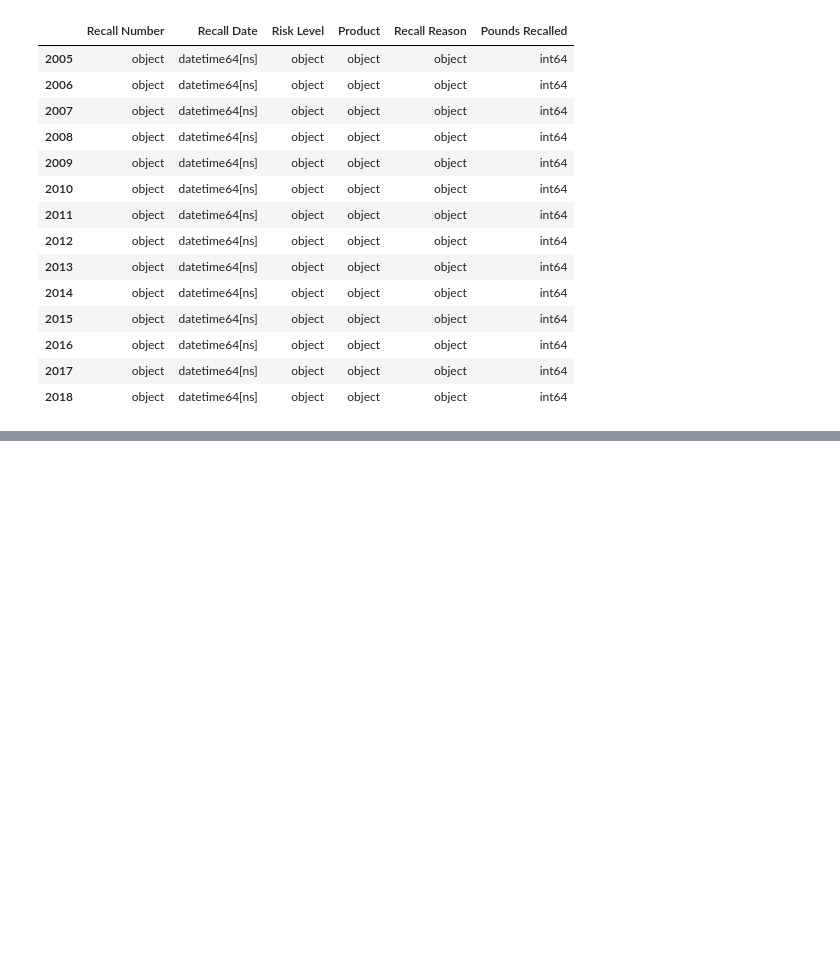
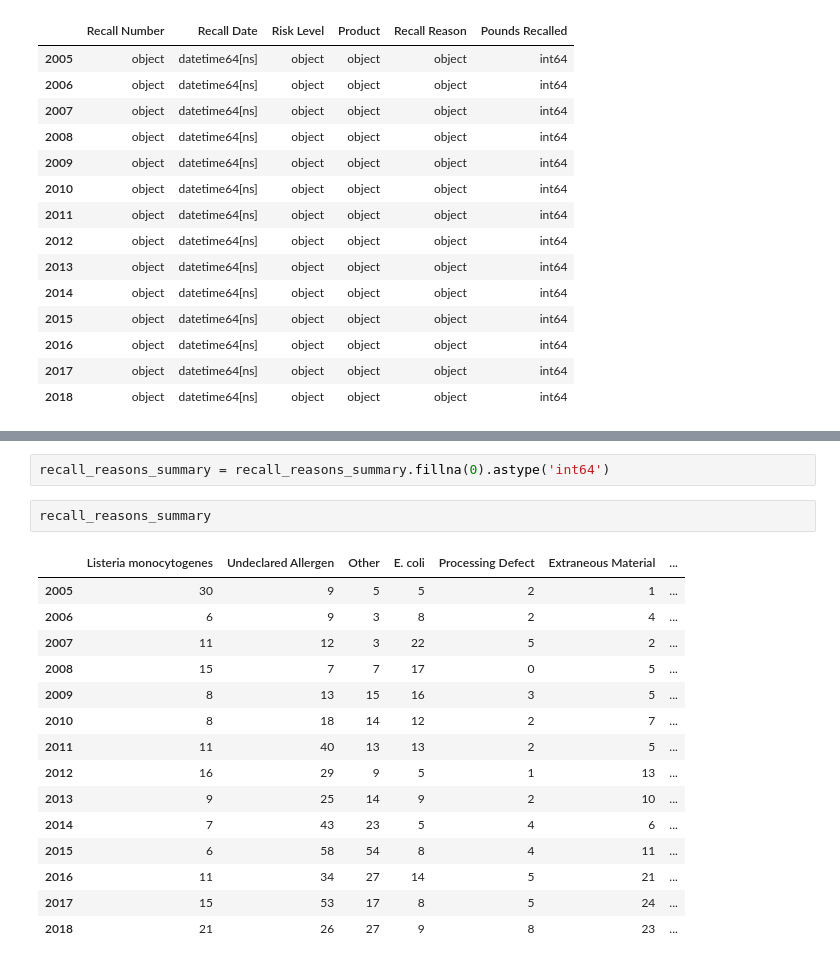
Before and after one commit to yemikifouly/food-recalls-analysis, a Jupyter notebook: data_cleaning_and_preparation.ipynb, the cells around one changed output, grey strips where cells are left out. Drawn from its saved outputs; the diff is of its cells as text; blank space fills up the shorter version.

```diff
--- a/data_cleaning_and_preparation.ipynb
+++ b/data_cleaning_and_preparation.ipynb
@@ -442,0 +607,20 @@ However, there is one last issue that I want to addres before moving on. The ent
+# %%
+recall_reasons_summary = recall_reasons_summary.fillna(0).astype('int64')
+# %%
+recall_reasons_summary
+# %% [output]
+|  | Listeria monocytogenes | Undeclared Allergen | Other | E. coli | Processing Defect | Extraneous Material | ... |
+| 2005 | 30 | 9 | 5 | 5 | 2 | 1 | ... |
+| 2006 | 6 | 9 | 3 | 8 | 2 | 4 | ... |
+| 2007 | 11 | 12 | 3 | 22 | 5 | 2 | ... |
+| 2008 | 15 | 7 | 7 | 17 | 0 | 5 | ... |
+| 2009 | 8 | 13 | 15 | 16 | 3 | 5 | ... |
+| 2010 | 8 | 18 | 14 | 12 | 2 | 7 | ... |
+| 2011 | 11 | 40 | 13 | 13 | 2 | 5 | ... |
+| 2012 | 16 | 29 | 9 | 5 | 1 | 13 | ... |
+| 2013 | 9 | 25 | 14 | 9 | 2 | 10 | ... |
+| 2014 | 7 | 43 | 23 | 5 | 4 | 6 | ... |
+| 2015 | 6 | 58 | 54 | 8 | 4 | 11 | ... |
+| 2016 | 11 | 34 | 27 | 14 | 5 | 21 | ... |
+| 2017 | 15 | 53 | 17 | 8 | 5 | 24 | ... |
+| 2018 | 21 | 26 | 27 | 9 | 8 | 23 | ... |
```
Also changed, not shown: parts of 21 cells of this notebook.
